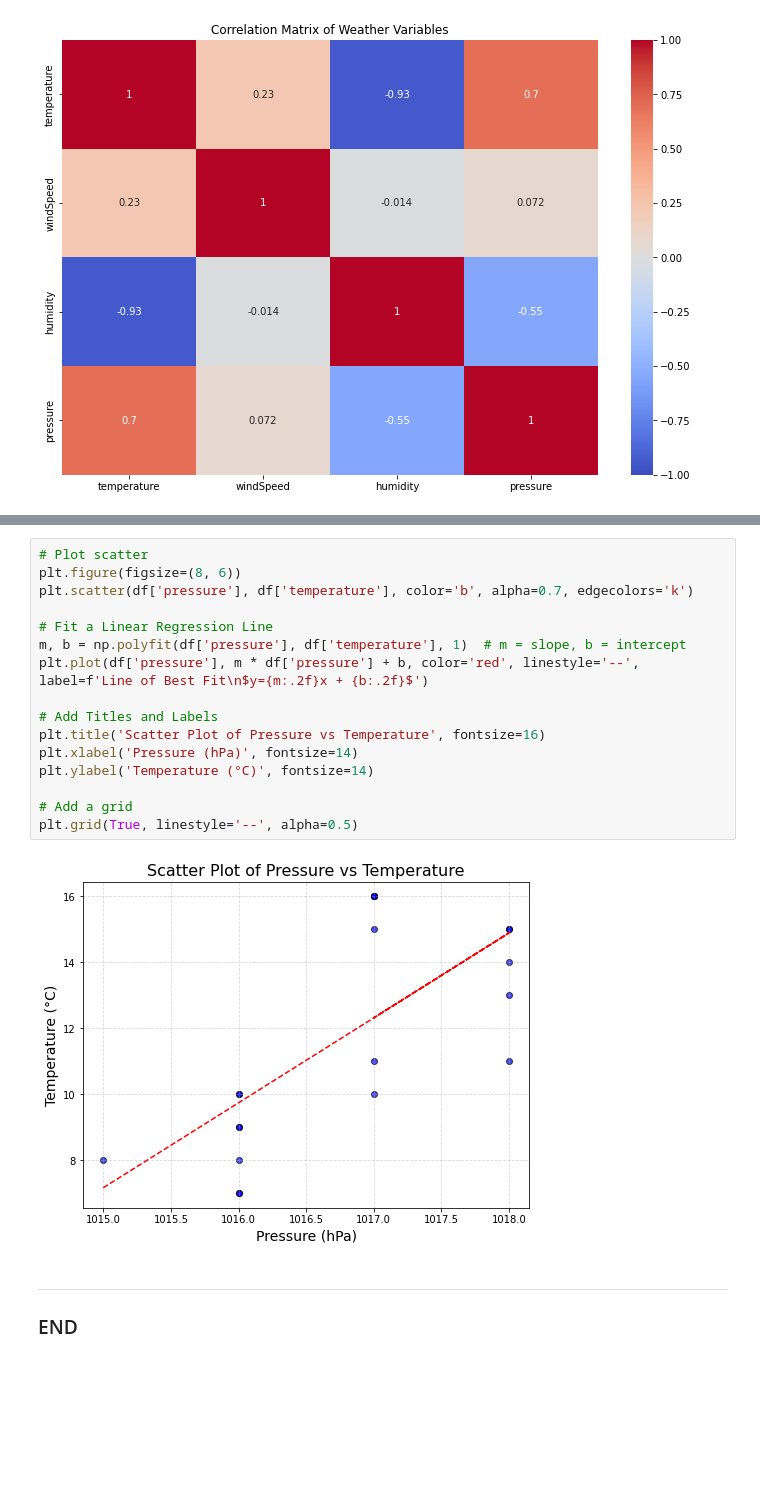
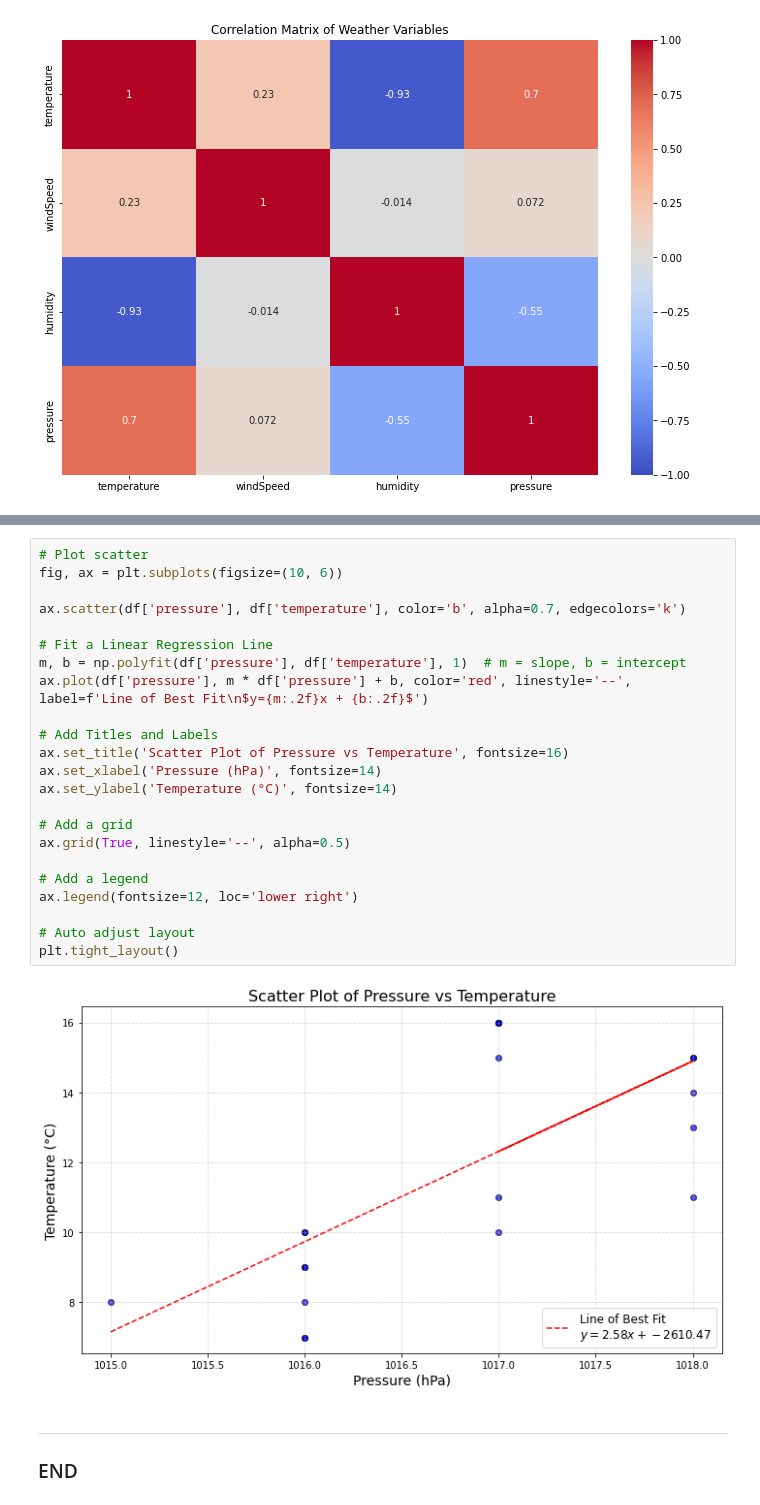
Before and after one commit to holmstead/computer_infrastructure, a Jupyter notebook: weather.ipynb, the cells around one changed output, grey strips where cells are left out. Saved outputs shown, nothing was run; the diff lists cells and outputs as text; blank space fills up the shorter version.

Commit message:
update code blocks in markdown, tidy plot code

```diff
--- a/weather.ipynb
+++ b/weather.ipynb
@@ -294,21 +307,28 @@ There is a positive correlation between Pressure and Temperature.
 # %%
 # Plot scatter
-plt.figure(figsize=(8, 6))
-plt.scatter(df['pressure'], df['temperature'], color='b', alpha=0.7, edgecolors='k')
+fig, ax = plt.subplots(figsize=(10, 6))
+
+ax.scatter(df['pressure'], df['temperature'], color='b', alpha=0.7, edgecolors='k')
 
 # Fit a Linear Regression Line
 m, b = np.polyfit(df['pressure'], df['temperature'], 1)  # m = slope, b = intercept
-plt.plot(df['pressure'], m * df['pressure'] + b, color='red', linestyle='--', label=f'Line of Best Fit\n$y={m:.2f}x + {b:.2f}$')
+ax.plot(df['pressure'], m * df['pressure'] + b, color='red', linestyle='--', label=f'Line of Best Fit\n$y={m:.2f}x + {b:.2f}$')
 
 # Add Titles and Labels
-plt.title('Scatter Plot of Pressure vs Temperature', fontsize=16)
-plt.xlabel('Pressure (hPa)', fontsize=14)
-plt.ylabel('Temperature (°C)', fontsize=14)
+ax.set_title('Scatter Plot of Pressure vs Temperature', fontsize=16)
+ax.set_xlabel('Pressure (hPa)', fontsize=14)
+ax.set_ylabel('Temperature (°C)', fontsize=14)
 
 # Add a grid
-plt.grid(True, linestyle='--', alpha=0.5)
+ax.grid(True, linestyle='--', alpha=0.5)
+
+# Add a legend
+ax.legend(fontsize=12, loc='lower right')
+
+# Auto adjust layout
+plt.tight_layout()
 # %% [output]
-[figure, old version]
+[figure, new version]
 # %% [markdown]
 ***
 
```
Also changed, not shown: parts of 19 cells of this notebook.
